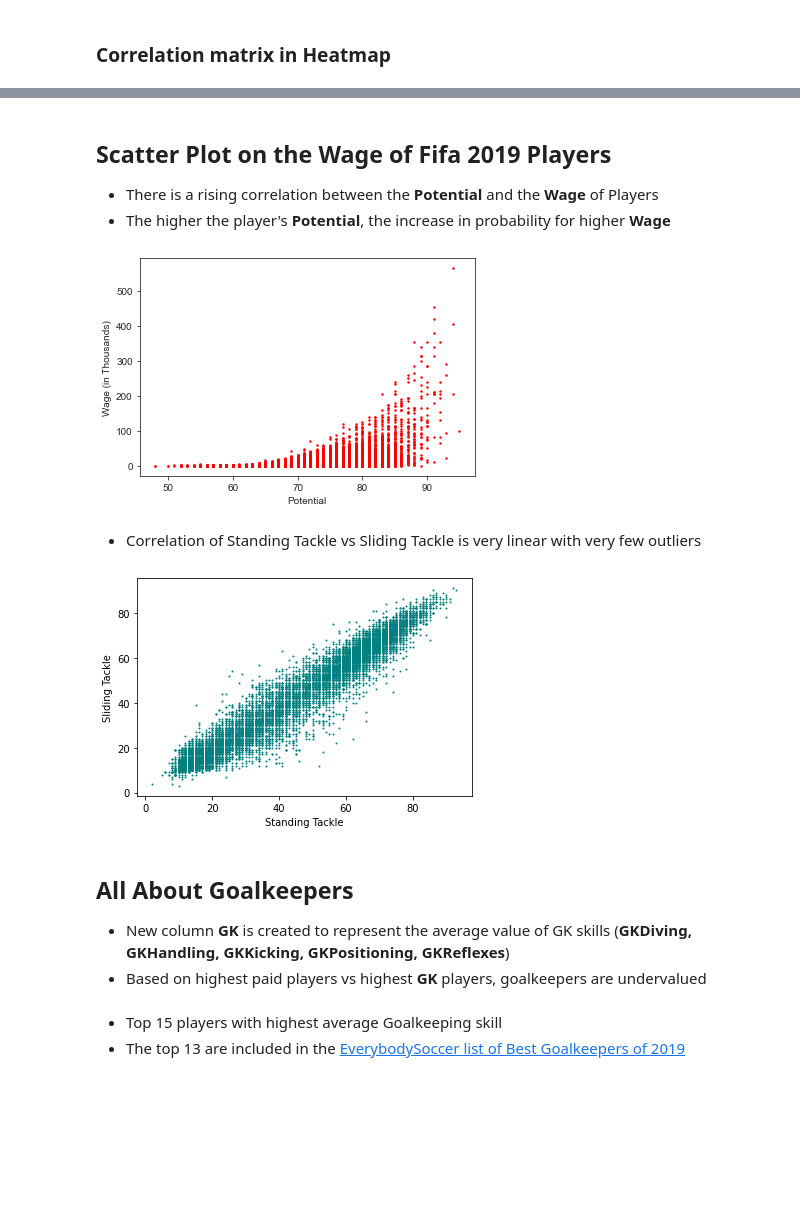
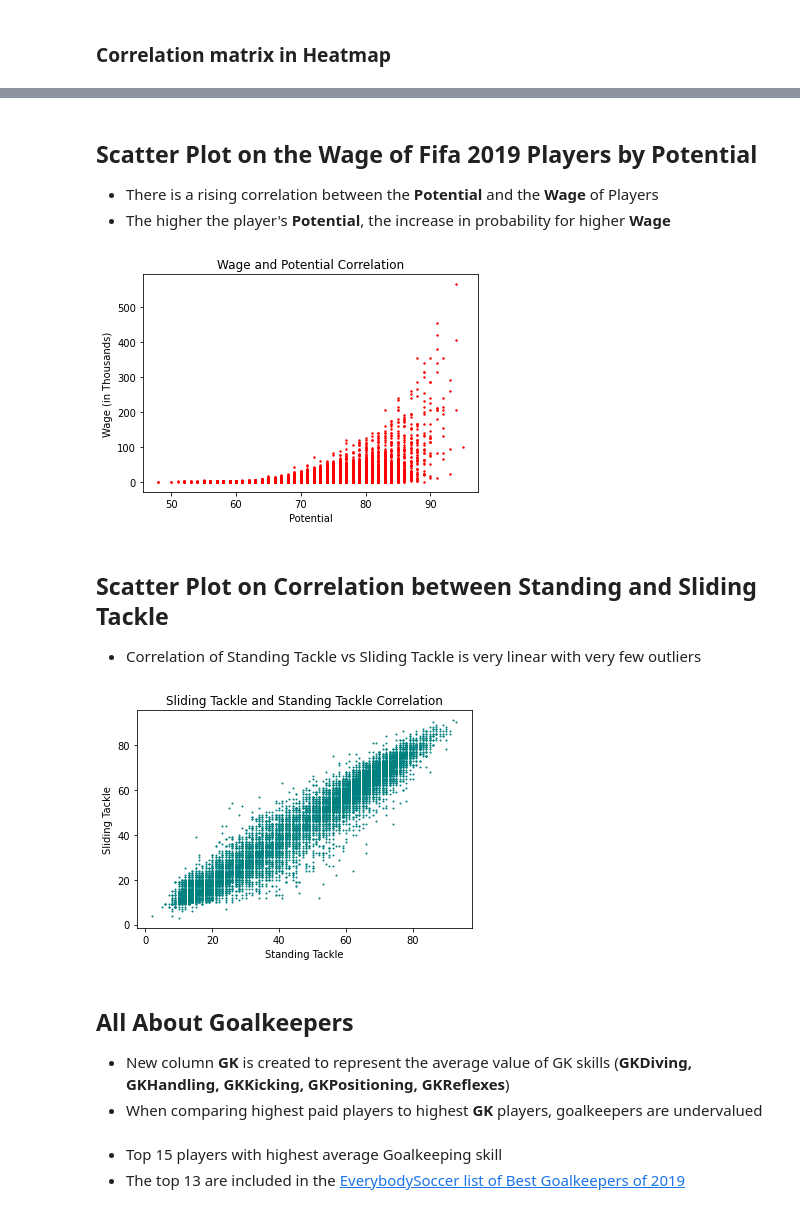
Before and after one commit to sarahhling/CS486-Machine-Learning, a Jupyter notebook: Lab 1.ipynb, the cells around one changed output, grey strips where cells are left out. Drawn from its saved outputs; the diff is of its cells as text; code cells hidden in the pictures; blank space fills up the shorter version.

```diff
--- a/Lab 1.ipynb
+++ b/Lab 1.ipynb
@@ -183,27 +159,32 @@ sns.heatmap(df_corr, annot=True)
 # %% [markdown]
-## Scatter Plot on the Wage of Fifa 2019 Players
+## Scatter Plot on the Wage of Fifa 2019 Players by Potential
 
 - There is a rising correlation between the **Potential** and the **Wage** of Players
 - The higher the player's **Potential**, the increase in probability for higher **Wage**
 # %%
 plt.scatter(x=df.Potential, y=df.Wage, s=2, color="red")
 
 plt.xlabel("Potential")
 plt.ylabel("Wage (in Thousands)")
+plt.title("Wage and Potential Correlation")
 plt.show()
 # %% [output]
-[figure, old version]
+[figure, new version]
 # %% [markdown]
+## Scatter Plot on Correlation between Standing and Sliding Tackle
+
 - Correlation of Standing Tackle vs Sliding Tackle is very linear with very few outliers
 # %%
 plt.scatter(x=df.StandingTackle, y=df.SlidingTackle, s=1, color="teal")
 plt.xlabel("Standing Tackle")
 plt.ylabel("Sliding Tackle")
+plt.title("Sliding Tackle and Standing Tackle Correlation")
+
 plt.show()
 # %% [output]
-[figure, old version]
+[figure, new version]
 # %% [markdown]
 ## All About Goalkeepers
 - New column **GK** is created to represent the average value of GK skills (**GKDiving, GKHandling, GKKicking, GKPositioning, GKReflexes**)
-- Based on highest paid players vs highest **GK** players, goalkeepers are undervalued
+- When comparing highest paid players to highest **GK** players, goalkeepers are undervalued
 # %%
```
Also changed, not shown: parts of 12 cells of this notebook.
